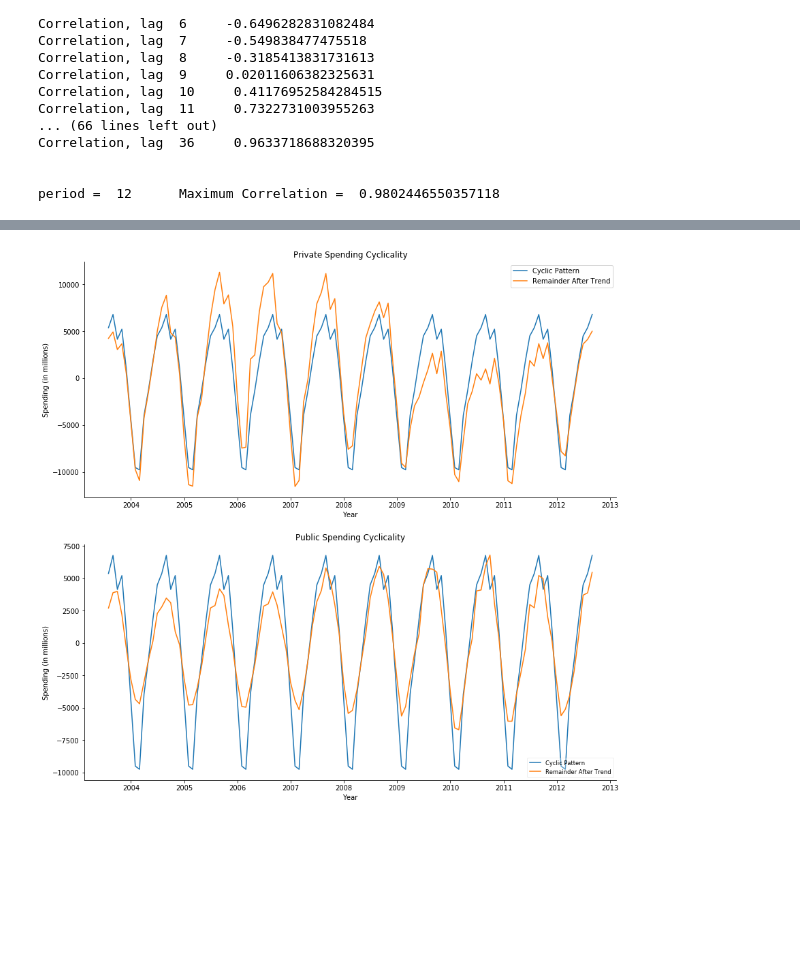
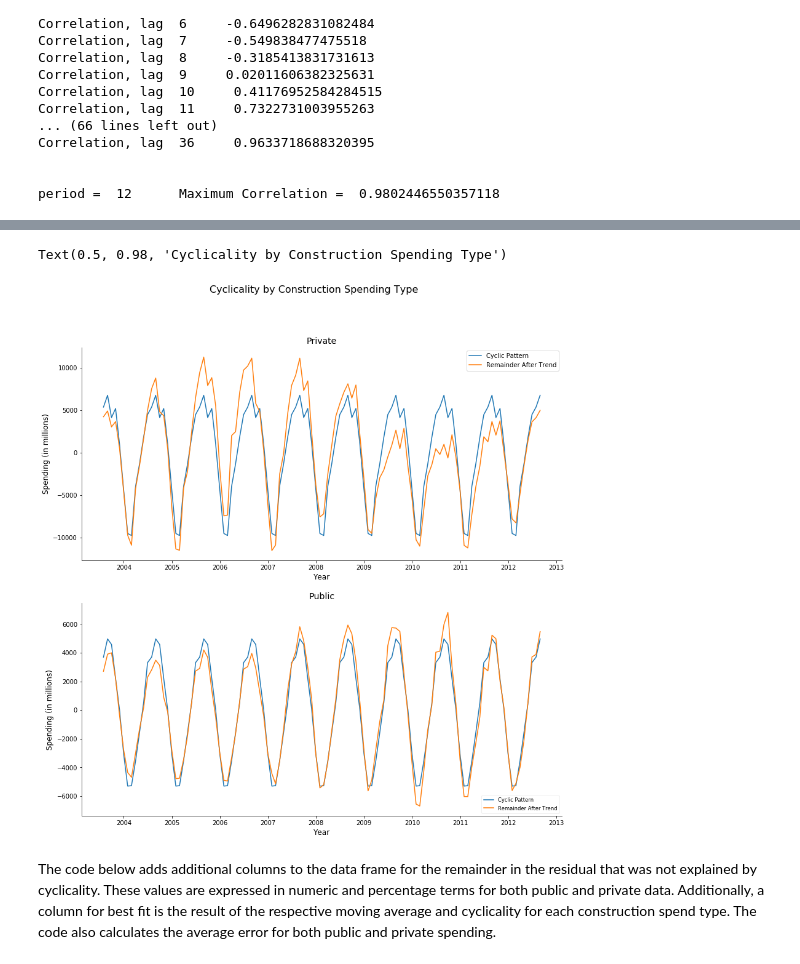
Before and after one commit to esandridge/esandridge.github.io, a Jupyter notebook: VisualizationProjects/ConstructionTimeSeriesDecomposition.ipynb, the cells around one changed output, grey strips where cells are left out. Drawn from its saved outputs; the diff is of its cells as text; code cells hidden in the pictures; blank space fills up the shorter version.

```diff
--- a/VisualizationProjects/ConstructionTimeSeriesDecomposition.ipynb
+++ b/VisualizationProjects/ConstructionTimeSeriesDecomposition.ipynb
@@ -245,33 +274,37 @@ fig.set_size_inches(14, 8)
 # %%
 cycleLen = period   # see prior cell for computation of cyclicality period
 numCycles = int(len(dfConst)/cycleLen + 0.5)
 dfConst['Cpriv'] = np.NaN   # Creates an empty column for the cyclicality component data
 dfConst['Cpub'] = np.NaN
 for i in range(len(dfConst)):
-    dfConst.loc[dfConst.index[i], 'Cpriv'] = avg[i % cycleLen] # Write appropriate cyclicality value
-    dfConst.loc[dfConst.index[i], 'Cpub'] = avg[i % cycleLen]
+    dfConst.loc[dfConst.index[i], 'Cpriv'] = avgPriv[i % cycleLen] # calculates appropriate cyclicality value
+    dfConst.loc[dfConst.index[i], 'Cpub'] = avgPub[i % cycleLen]
 
 fig, (ax, ax1) = plt.subplots(nrows = 2, ncols = 1)
 ax.plot(dfConst['Cpriv'],label='Cyclic Pattern')
 ax.plot(dfConst['R1Private'],label='Remainder After Trend')
-ax.set_title('Private Spending Cyclicality')
-ax.set_xlabel('Year')
-ax.set_ylabel('Spending (in millions)')
+ax.set_title('Private', fontsize = 14)
+ax.set_xlabel('Year', fontsize = 12)
+ax.set_ylabel('Spending (in millions)', fontsize = 12)
 ax.spines['right'].set_visible(False)
 ax.spines['top'].set_visible(False)
 ax.legend()
 
 ax1.plot(dfConst['Cpub'],label='Cyclic Pattern')
 ax1.plot(dfConst['R1Public'],label='Remainder After Trend')
-ax1.set_title('Public Spending Cyclicality')
-ax1.set_xlabel('Year')
-ax1.set_ylabel('Spending (in millions)')
+ax1.set_title('Public', fontsize = 14)
+ax1.set_xlabel('Year', fontsize = 12)
+ax1.set_ylabel('Spending (in millions)', fontsize = 12)
 ax1.spines['right'].set_visible(False)
 ax1.spines['top'].set_visible(False)
 ax1.legend(loc = 4, fontsize = 'small', framealpha = 0.3)
 fig.set_size_inches(14, 14)
+fig.suptitle('Cyclicality by Construction Spending Type', fontsize = 16)
 # %% [output]
+Text(0.5, 0.98, 'Cyclicality by Construction Spending Type')
-[figure, old version]
+[figure, new version]
+# %% [markdown]
+The code below adds additional columns to the data frame for the remainder in the residual that was not explained by cyclicality.  These values are expressed in numeric and percentage terms for both public and private data.  Additionally, a column for best fit is the result of the respective moving average and cyclicality for each construction spend type. The code also calculates the average error for both public and private spending.
 # %%
 dfConst['R2Private'] = dfConst['R1Private'] - dfConst['Cpriv']
 dfConst['R2ErrorPrivate'] = abs(dfConst['R2Private']/dfConst['Private Construction'])
```
Also changed, not shown: parts of 19 cells of this notebook.
